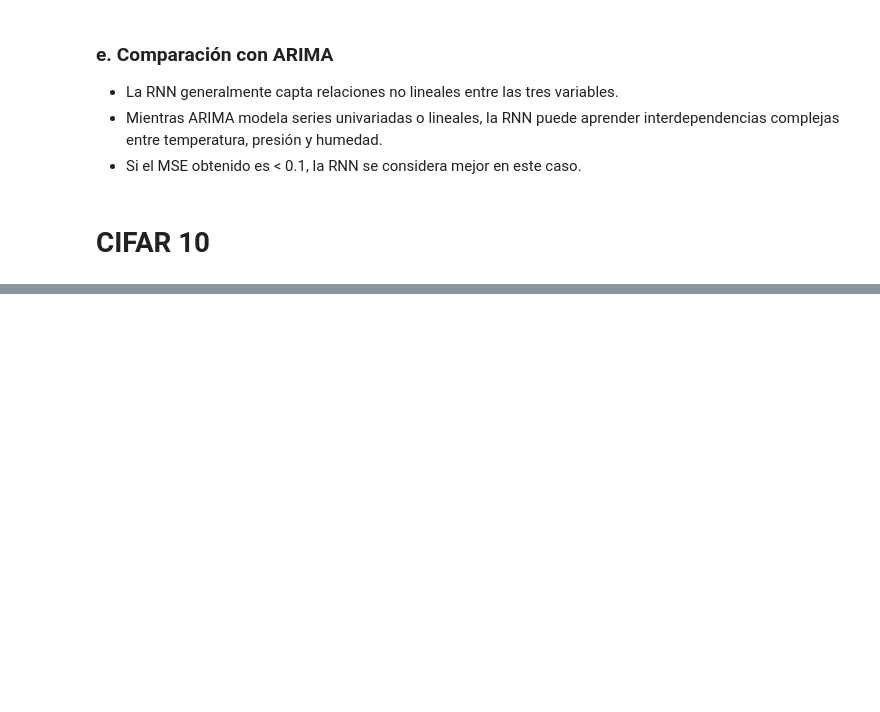
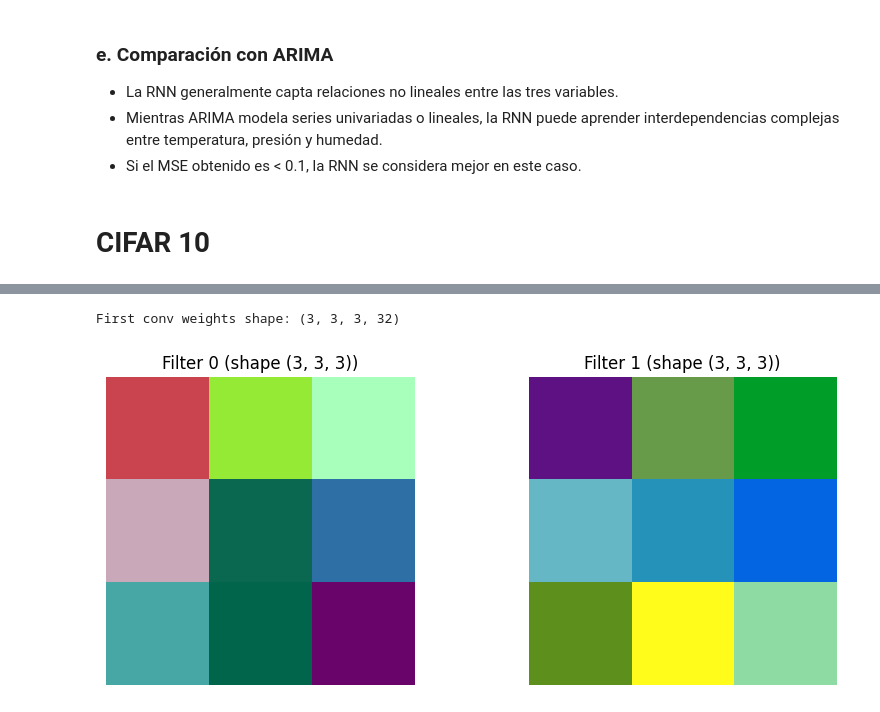
Before and after one commit to andifeliz/tp1-parte2, a Jupyter notebook: notebooks/tp2-parte1.ipynb, the cells around one changed output, grey strips where cells are left out. Saved outputs shown, nothing was run; the diff lists cells and outputs as text; code cells hidden in the pictures; blank space fills up the shorter version.

```diff
--- a/notebooks/tp2-parte1.ipynb
+++ b/notebooks/tp2-parte1.ipynb
@@ -692,0 +927,31 @@ NameError: name 'random' is not defined
+# %%
+#3A. Mostrar 2 filtros aprendidos
+
+first_conv = None
+for layer in model.layers:
+    if isinstance(layer, layers.Conv2D):
+        first_conv = layer
+        break
+weights, biases = first_conv.get_weights()  # shape (k,k,in_ch,filters)
+print("First conv weights shape:", weights.shape)
+
+num_filters = weights.shape[-1]
+f1, f2 = 0, 1
+filter_indices = [f1, f2]
+
+def show_filter_heatmaps(filter_indices):
+    fig, axes = plt.subplots(1, len(filter_indices), figsize=(5*len(filter_indices),4))
+    if len(filter_indices) == 1: axes = [axes]
+    for ax, fi in zip(axes, filter_indices):
+        filt = weights[:,:,:,fi]  # (k,k,3)
+        mn, mx = filt.min(), filt.max()
+        vis = (filt - mn) / (mx - mn + 1e-9)
+        ax.imshow(vis, interpolation='nearest')
+        ax.set_title(f"Filter {fi} (shape {filt.shape})")
+        ax.axis('off')
+    plt.show()
+
+show_filter_heatmaps(filter_indices)
+# %% [output]
+First conv weights shape: (3, 3, 3, 32)
+[figure, added]
```
Also changed, not shown: parts of 17 cells of this notebook, 1 other file.
